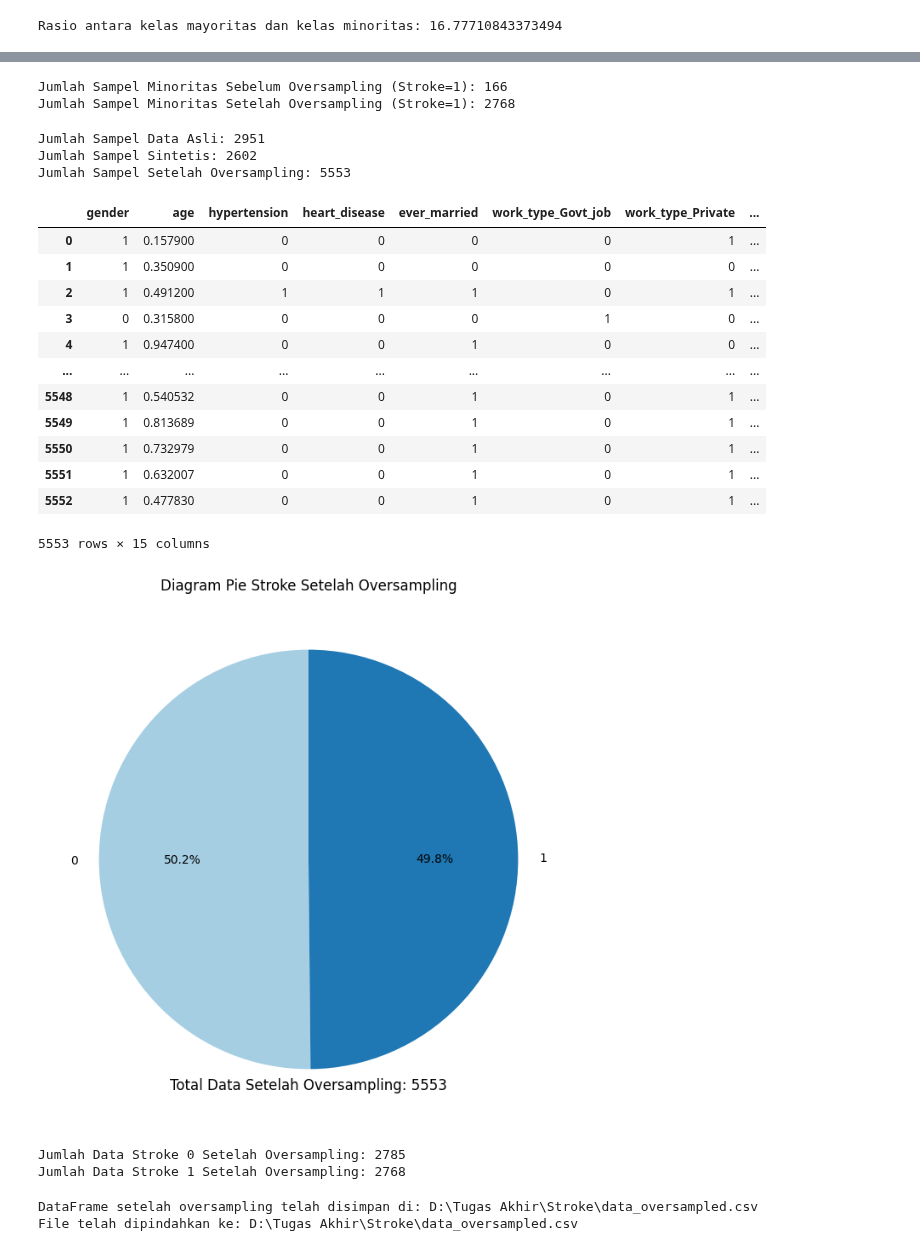
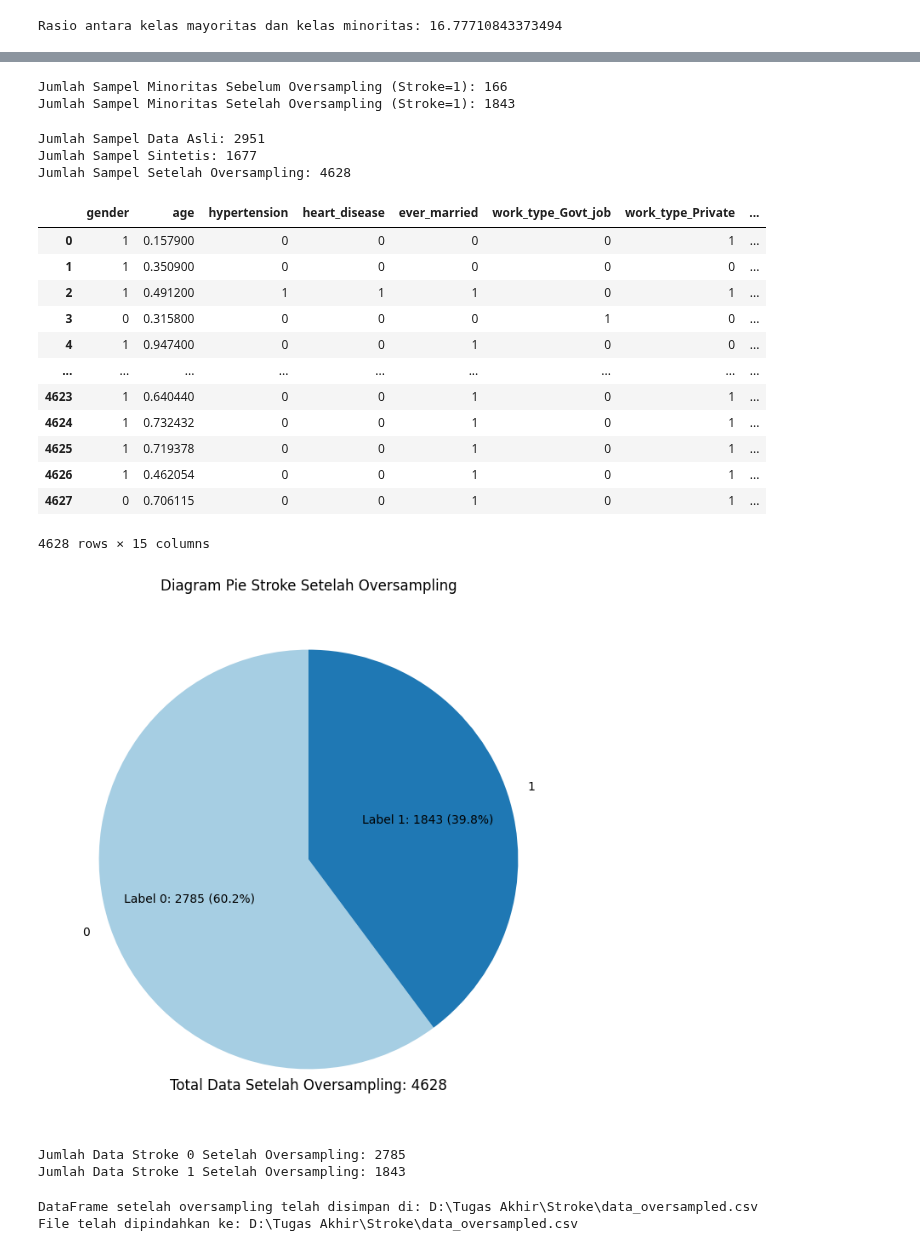
Before and after one commit to avillarafi45/TugasAkhirStrokePrediction, a Jupyter notebook: ADASYN.ipynb, the cells around one changed output, grey strips where cells are left out. Cells and saved outputs as stored; diff of their text form; code cells hidden in the pictures.

Commit message:
100% optimal adasyn

```diff
--- a/ADASYN.ipynb
+++ b/ADASYN.ipynb
@@ -163,10 +163,18 @@ print("Rasio antara kelas mayoritas dan kelas minoritas:", ratio)
 # %% [output]
 Rasio antara kelas mayoritas dan kelas minoritas: 16.77710843373494
 # %%
+# # Langkah 4: Hitung Rasio ADASYN
+# desired_ratio = 0.4  # Set sesuai dengan target Anda (30-40%)
+# raw_adasyn_ratio = min((desired_ratio / ratio, 1.0))  # Hitung rasio sebelum dikurangi 0.01
+# adasyn_ratio = max(raw_adasyn_ratio - 0.01, 1.0)  # Sesuaikan dengan rasio yang diinginkan
+# print("Jumlah Sampel Minoritas :", len(minority_class))
+# print("Desired Ratio (Rasio yang diinginkan):", desired_ratio)
+# print("ADASYN Ratio (Rasio yang digunakan untuk ADASYN):", adasyn_ratio)
+
 # Langkah 4: Hitung Rasio ADASYN
-desired_ratio = 0.4  # Set sesuai dengan target Anda (30-40%)
-raw_adasyn_ratio = min((desired_ratio / ratio, 1.0))  # Hitung rasio sebelum dikurangi 0.01
-adasyn_ratio = max(raw_adasyn_ratio - 0.01, 1.0)  # Sesuaikan dengan rasio yang diinginkan
+desired_ratio = 0.65
+raw_adasyn_ratio = min((desired_ratio / ratio, 1.0))
+adasyn_ratio = max(raw_adasyn_ratio - 0.01, 0.65)
 print("Jumlah Sampel Minoritas :", len(minority_class))
 print("Desired Ratio (Rasio yang diinginkan):", desired_ratio)
 print("ADASYN Ratio (Rasio yang digunakan untuk ADASYN):", adasyn_ratio)
@@ -194,7 +199,9 @@ Weight [2.64437657 2.15822997 2.28862462 ... 1.37855632 1.01169454 2.19656465]
 # %%
-# Langkah 6: Buat Sampel Sintetis (solusi alternatif)
+# Langkah 5: Buat Sampel Sintetis (solusi alternatif)
 # Tampilkan jumlah sampel minoritas sebelum oversampling
 print("Jumlah Sampel Minoritas Sebelum Oversampling (Stroke=1):", len(y[y == 1]))
+
+# Oversampling menggunakan ADASYN tanpa batasan
 adasyn = ADASYN(sampling_strategy=adasyn_ratio, random_state=42)
 X_resampled, y_resampled = adasyn.fit_resample(X, y)
 
@@ -202,7 +209,7 @@ X_resampled, y_resampled = adasyn.fit_resample(X, y)
 print("Jumlah Sampel Minoritas Setelah Oversampling (Stroke=1):", sum(y_resampled == 1))
 # %% [output]
 Jumlah Sampel Minoritas Sebelum Oversampling (Stroke=1): 166
-Jumlah Sampel Minoritas Setelah Oversampling (Stroke=1): 2768
+Jumlah Sampel Minoritas Setelah Oversampling (Stroke=1): 1843
 # %%
 # Langkah 7: Gabungkan Sampel Sintetis dengan Dataset Asli
 oversampled_data = pd.DataFrame(X_resampled, columns=X.columns)
@@ -218,8 +225,8 @@ print("Jumlah Sampel Sintetis:", jumlah_sampel_sintetis)
 print("Jumlah Sampel Setelah Oversampling:", jumlah_sampel_setelah_oversampling)
 # %% [output]
 Jumlah Sampel Data Asli: 2951
-Jumlah Sampel Sintetis: 2602
-Jumlah Sampel Setelah Oversampling: 5553
+Jumlah Sampel Sintetis: 1677
+Jumlah Sampel Setelah Oversampling: 4628
 # %%
 oversampled_data
 # %% [output]
@@ -230,31 +237,39 @@ oversampled_data
 | 3 | 0 | 0.315800 | 0 | 0 | 0 | 1 | 0 | ... |
 | 4 | 1 | 0.947400 | 0 | 0 | 1 | 0 | 0 | ... |
 | ... | ... | ... | ... | ... | ... | ... | ... | ... |
-| 5548 | 1 | 0.540532 | 0 | 0 | 1 | 0 | 1 | ... |
-| 5549 | 1 | 0.813689 | 0 | 0 | 1 | 0 | 1 | ... |
-| 5550 | 1 | 0.732979 | 0 | 0 | 1 | 0 | 1 | ... |
-| 5551 | 1 | 0.632007 | 0 | 0 | 1 | 0 | 1 | ... |
-| 5552 | 1 | 0.477830 | 0 | 0 | 1 | 0 | 1 | ... |
+| 4623 | 1 | 0.640440 | 0 | 0 | 1 | 0 | 1 | ... |
+| 4624 | 1 | 0.732432 | 0 | 0 | 1 | 0 | 1 | ... |
+| 4625 | 1 | 0.719378 | 0 | 0 | 1 | 0 | 1 | ... |
+| 4626 | 1 | 0.462054 | 0 | 0 | 1 | 0 | 1 | ... |
+| 4627 | 0 | 0.706115 | 0 | 0 | 1 | 0 | 1 | ... |
-5553 rows × 15 columns
+4628 rows × 15 columns
 # %%
 # Hitung frekuensi nilai unik dalam kolom 'stroke' setelah oversampling
 oversampled_stroke_counts = oversampled_labels.value_counts()
 
 # Plotting diagram pie untuk kolom 'stroke' setelah oversampling
 plt.figure(figsize=(8, 8))
-plt.pie(oversampled_stroke_counts, labels=oversampled_stroke_counts.index, autopct='%1.1f%%', startangle=90, colors=plt.cm.Paired.colors)
+pie_chart, _, autotexts = plt.pie(oversampled_stroke_counts, labels=oversampled_stroke_counts.index, autopct='%1.1f%%', startangle=90, colors=plt.cm.Paired.colors, textprops=dict(color="black"))
 
 # Tambahkan keterangan total data setelah oversampling
 total_data_oversampled = len(oversampled_labels)
 plt.text(0, -1.1, f'Total Data Setelah Oversampling: {total_data_oversampled}', fontsize=12, ha='center')
+
+# Tambahkan keterangan jumlah data pada label 0 pada legenda
+label_0_count = oversampled_stroke_counts[0]
+autotexts[0].set_text(f'Label 0: {label_0_count} ({oversampled_stroke_counts[0]/total_data_oversampled*100:.1f}%)')
+
+# Tambahkan keterangan jumlah data pada label 1 pada legenda
+label_1_count = oversampled_stroke_counts[1]
+autotexts[1].set_text(f'Label 1: {label_1_count} ({oversampled_stroke_counts[1]/total_data_oversampled*100:.1f}%)')
 
 # Berikan judul
 plt.title('Diagram Pie Stroke Setelah Oversampling')
 
 # Tampilkan diagram setelah oversampling
 plt.show()
 # %% [output]
-[figure, old version]
+[figure, new version]
 # %%
 # Hitung jumlah data pada stroke 0 dan stroke 1 setelah oversampling
 jumlah_data_stroke_0 = oversampled_labels.value_counts()[0]
@@ -265,7 +280,7 @@ print("Jumlah Data Stroke 0 Setelah Oversampling:", jumlah_data_stroke_0)
 print("Jumlah Data Stroke 1 Setelah Oversampling:", jumlah_data_stroke_1)
 # %% [output]
 Jumlah Data Stroke 0 Setelah Oversampling: 2785
-Jumlah Data Stroke 1 Setelah Oversampling: 2768
+Jumlah Data Stroke 1 Setelah Oversampling: 1843
 # %%
 import shutil
 
```
Also changed, not shown: parts of 5 cells of this notebook.
